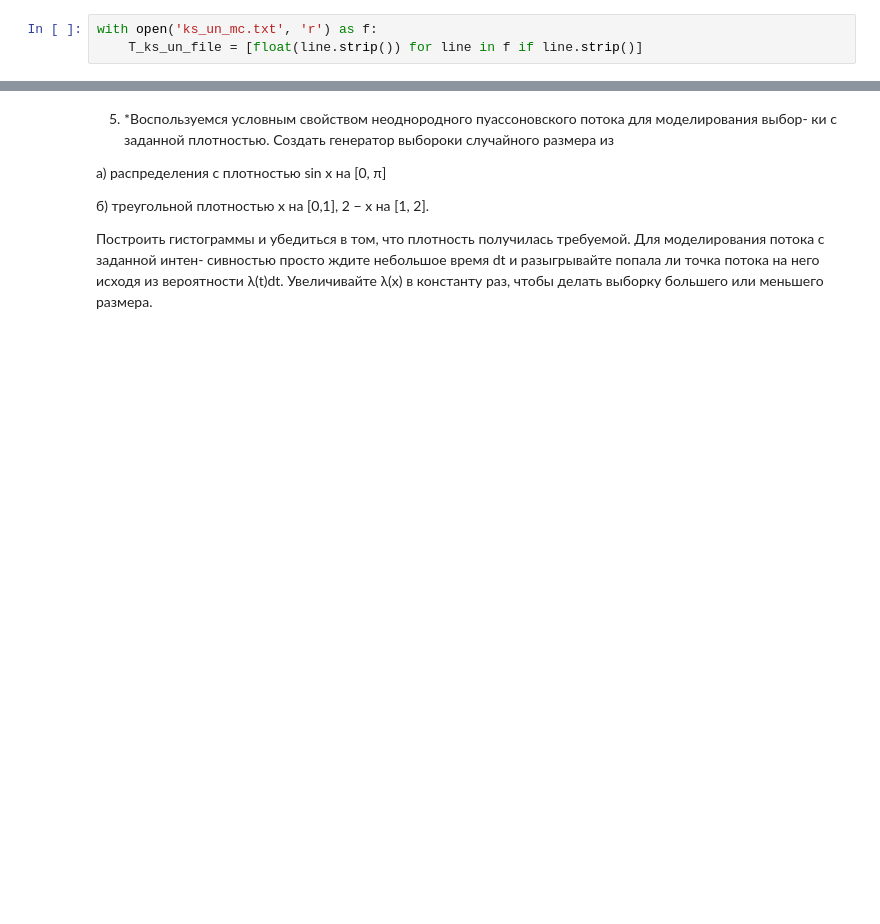
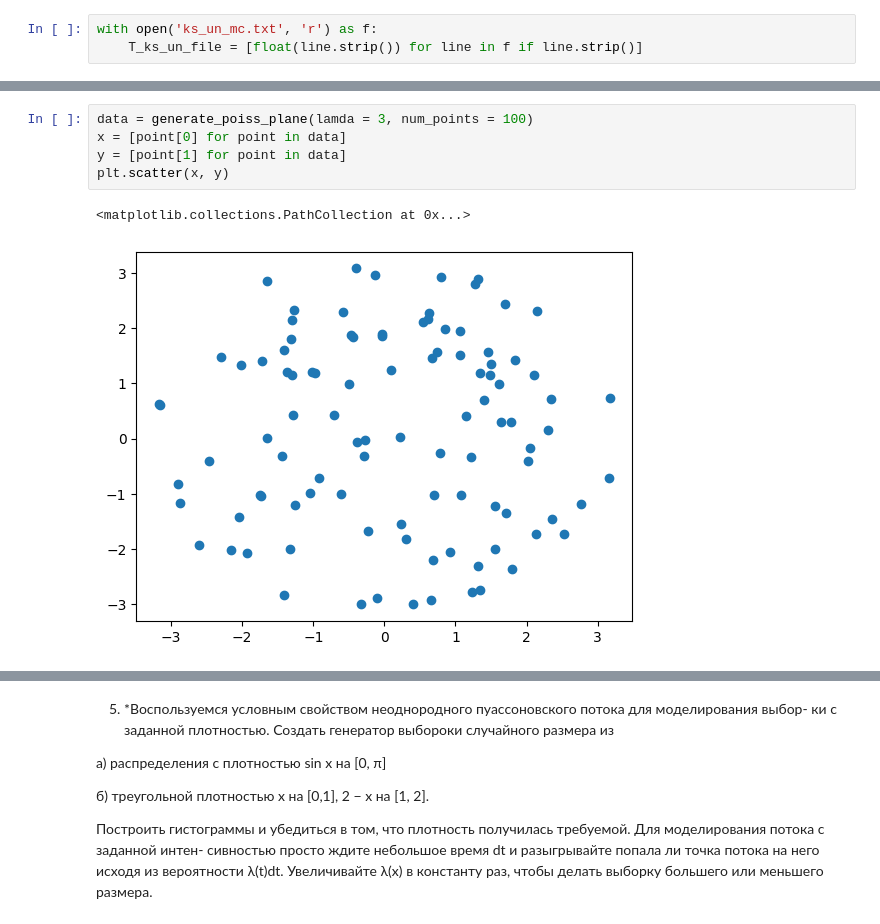
Before and after one commit to Nekdash/data-analysis, a Jupyter notebook: poisson_process.ipynb, the cells around one changed output, grey strips where cells are left out. Cells and saved outputs as stored; diff of their text form; blank space fills up the shorter version.

```diff
--- a/poisson_process.ipynb
+++ b/poisson_process.ipynb
@@ -219,0 +236,8 @@ with open('ks_un_mc.txt', 'r') as f:
+# %%
+data = generate_poiss_plane(lamda = 3, num_points = 100)
+x = [point[0] for point in data]
+y = [point[1] for point in data]
+plt.scatter(x, y)
+# %% [output]
+<matplotlib.collections.PathCollection at 0x...>
+[figure, added]
```
Also changed, not shown: parts of 10 cells of this notebook, 2 other files.
